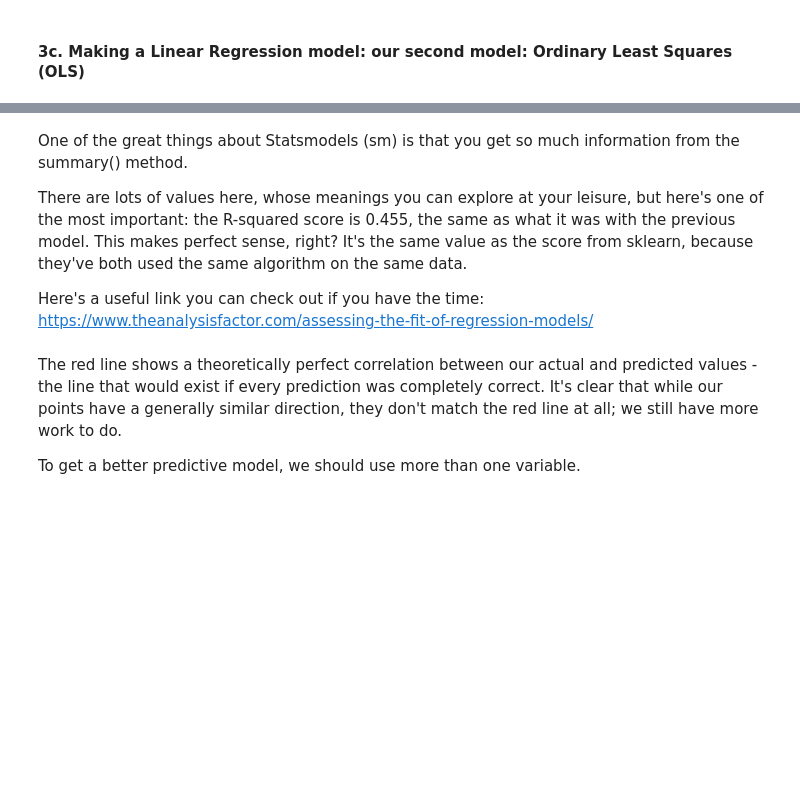
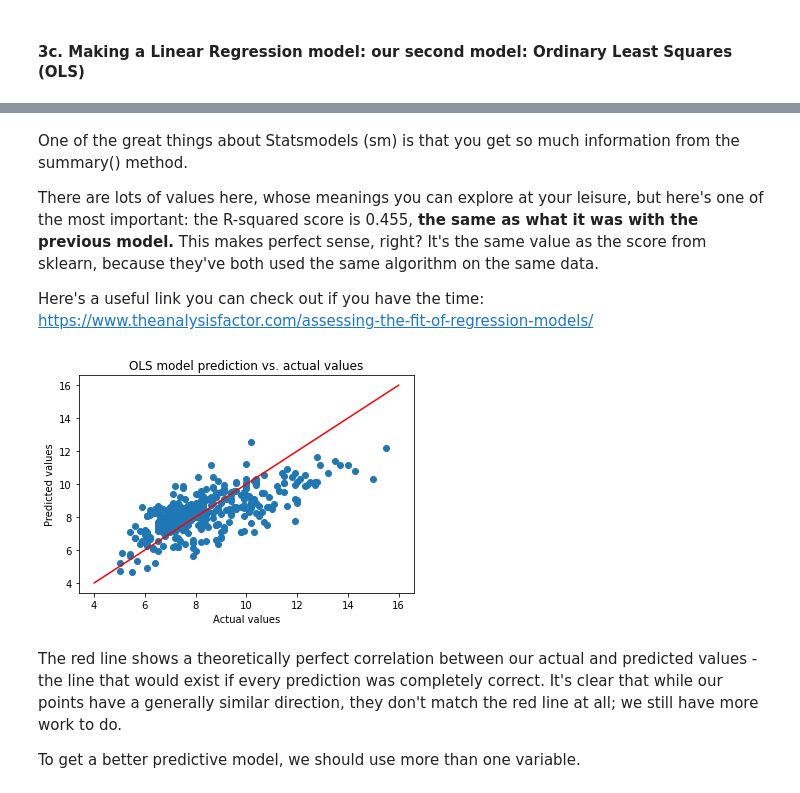
Before and after one commit to kstoudt/Springboard, a Jupyter notebook: 11. Python Statistics in EDA/11.4.1 Case Study - Linear Regression/Springboard Regression Case Study - the Red Wine Dataset - Tier 3.ipynb, the cells around one changed output, grey strips where cells are left out. Cells and saved outputs as stored; diff of their text form; code cells hidden in the pictures; blank space fills up the shorter version.

```diff
--- a/11. Python Statistics in EDA/11.4.1 Case Study - Linear Regression/Springboard Regression Case Study - the Red Wine Dataset - Tier 3.ipynb
+++ b/11. Python Statistics in EDA/11.4.1 Case Study - Linear Regression/Springboard Regression Case Study - the Red Wine Dataset - Tier 3.ipynb
@@ -333,15 +337,16 @@ Let's build a similar model using a different package, to see if we get a better
 # %%
 # Create the test and train sets. Here, we do things slightly differently.
 # We make the explanatory variable X as before.
-_ _ _
+X = df[['density']]
 
 # But here, reassign X the value of adding a constant to it. This is required for Ordinary Least Squares Regression.
 # Further explanation of this can be found here:
 # https://www.statsmodels.org/devel/generated/statsmodels.regression.linear_model.OLS.html
-_ _ _
+X = sm.add_constant(X)
 # %%
 # The rest of the preparation is as before.
-_ _ _
+y = df[['fixed.acidity']]
 
 # Split the data using train_test_split()
-_ _ _
+X_train, X_test, y_train, y_test = train_test_split(X, y, test_size=0.25, random_state=42)
+X_train.shape, X_test.shape, y_train.shape, y_test.shape
@@ -348,8 +355,8 @@ _ _ _
 # %%
 # Create the model
-_ _ _
+ols_model = sm.OLS(y_train, X_train)
 
 # Fit the model with fit()
-_ _ _
+ols_fitted = ols_model.fit()
 # %%
 # Evaluate the model with .summary()
@@ -357,22 +386,26 @@ _ _ _
 # %% [markdown]
 One of the great things about Statsmodels (sm) is that you get so much information from the summary() method.
 
-There are lots of values here, whose meanings you can explore at your leisure, but here's one of the most important: the R-squared score is 0.455, the same as what it was with the previous model. This makes perfect sense, right? It's the same value as the score from sklearn, because they've both used the same algorithm on the same data.
+There are lots of values here, whose meanings you can explore at your leisure, but here's one of the most important: the R-squared score is 0.455, **the same as what it was with the previous model.** This makes perfect sense, right? It's the same value as the score from sklearn, because they've both used the same algorithm on the same data.
 
 Here's a useful link you can check out if you have the time: https://www.theanalysisfactor.com/assessing-the-fit-of-regression-models/
 # %%
 # Let's use our new model to make predictions of the dependent variable y. Use predict(), and plug in X_test as the parameter
-_ _ _
+y_pred = ols_fitted.predict(X_test)
 # %%
 # Plot the predictions
 # Build a scatterplot
-_ _ _
+plt.scatter(y_test, y_pred)
 
 # Add a line for perfect correlation. Can you see what this line is doing? Use plot()
-_ _ _
+plt.plot([4,16],[4,16], color='red')
 
 # Label it nicely
-_ _ _
+plt.title('OLS model prediction vs. actual values')
+plt.xlabel('Actual values')
+plt.ylabel('Predicted values');
+# %% [output]
+[figure, added]
 # %% [markdown]
 The red line shows a theoretically perfect correlation between our actual and predicted values - the line that would exist if every prediction was completely correct. It's clear that while our points have a generally similar direction, they don't match the red line at all; we still have more work to do.
 
```
Also changed, not shown: parts of 16 cells of this notebook.
